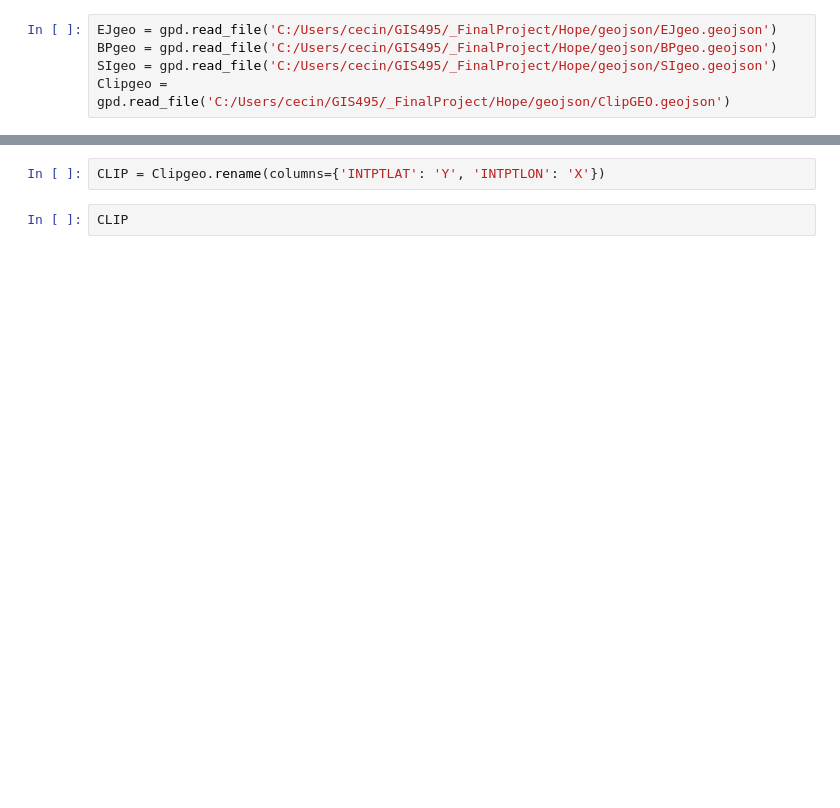
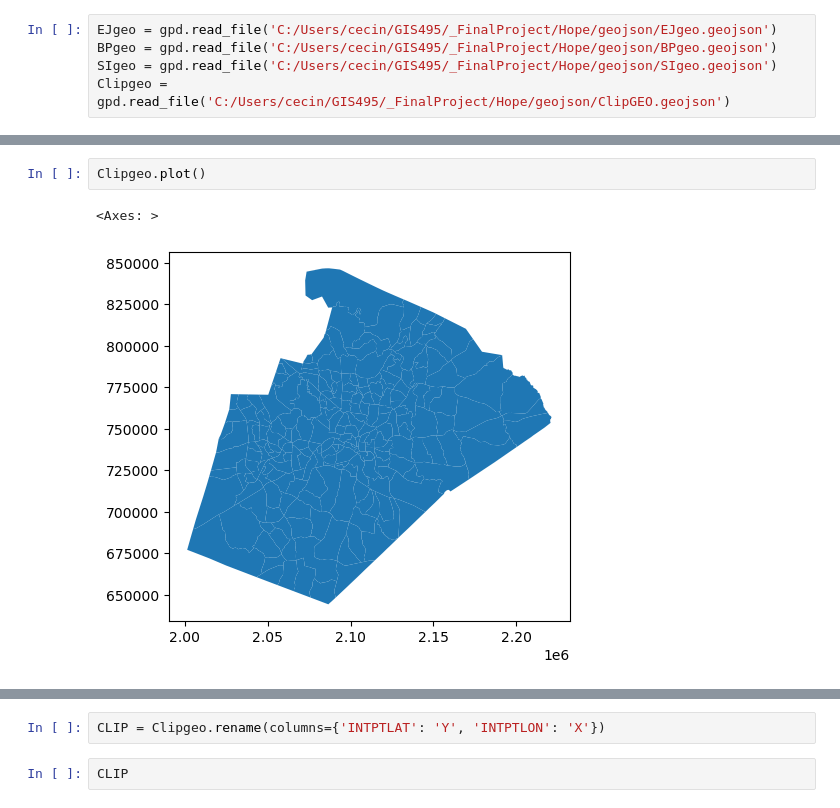
Before and after one commit to cmnottin/Final_Project, a Jupyter notebook: storymap_updated.ipynb, the cells around one changed output, grey strips where cells are left out. Drawn from its saved outputs; the diff is of its cells as text; blank space fills up the shorter version.

```diff
--- a/storymap_updated.ipynb
+++ b/storymap_updated.ipynb
@@ -251,0 +158,5 @@ Clipgeo = gpd.read_file('C:/Users/cecin/GIS495/_FinalProject/Hope/geojson/ClipGE
+# %%
+Clipgeo.plot()
+# %% [output]
+<Axes: >
+[figure, added]
```
Also changed, not shown: parts of 17 cells of this notebook.
